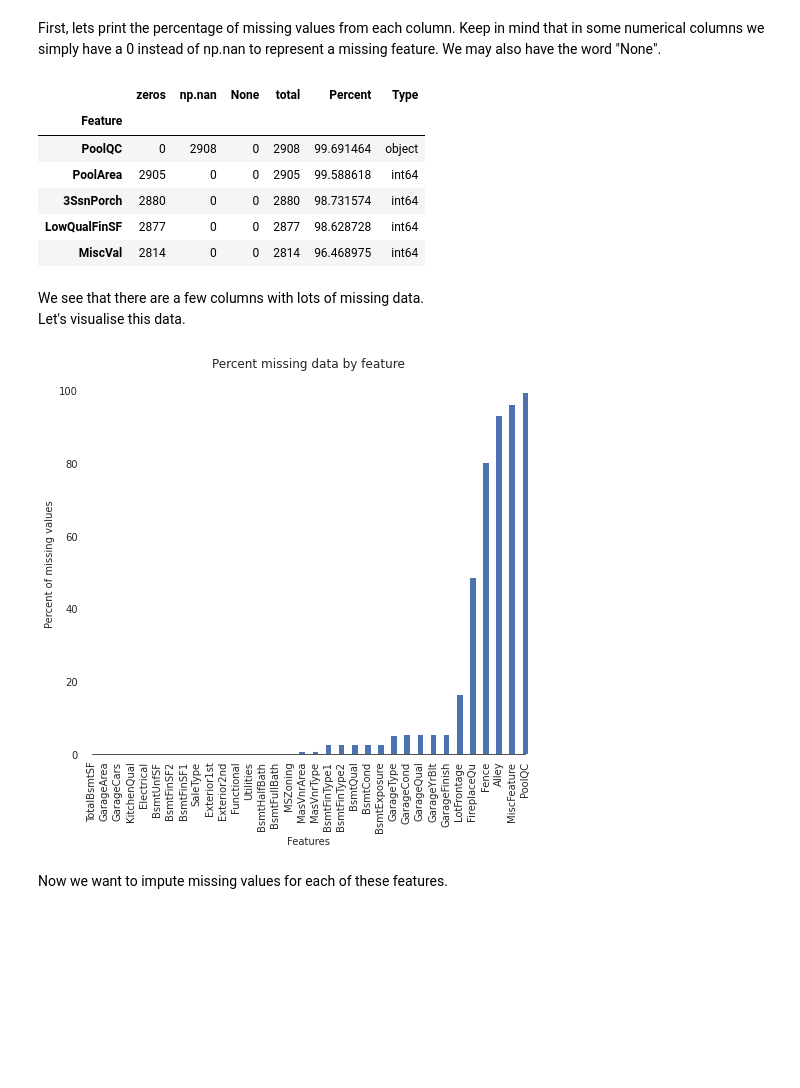
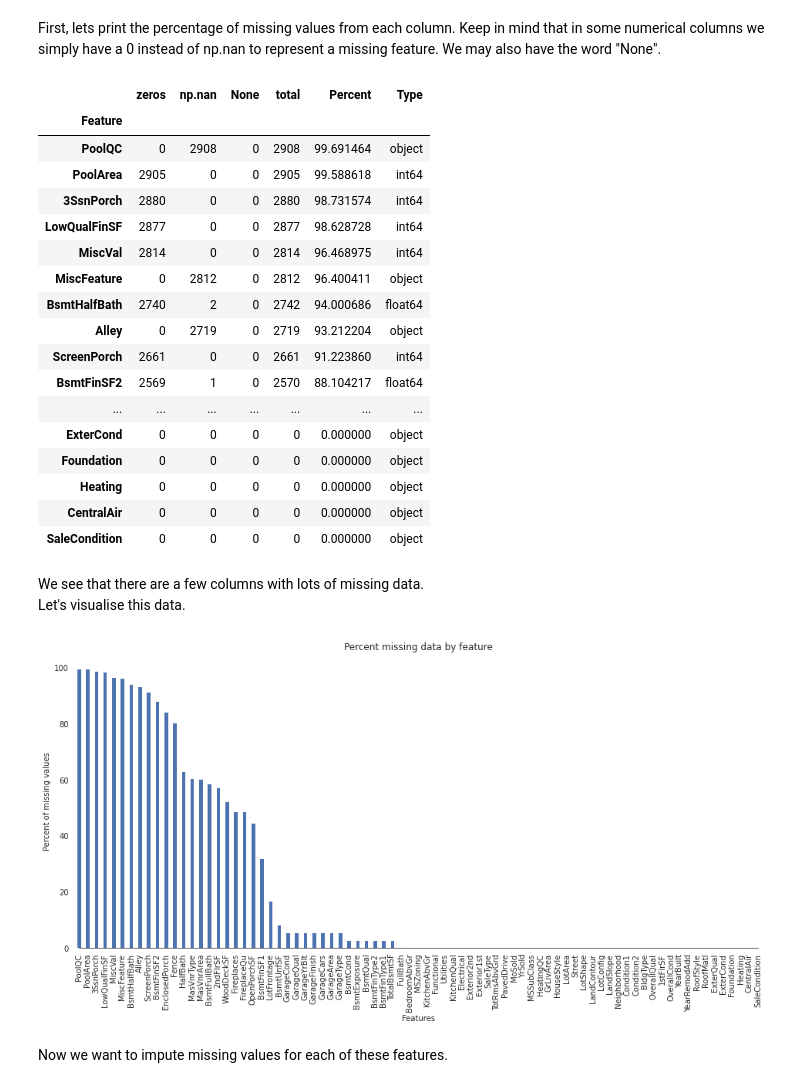
Before and after one commit to C-Kitching/Kaggle, a Jupyter notebook: house-prices-advanced-regression - current kernal.ipynb, the cells around one changed output. Cells and saved outputs as stored; diff of their text form; code cells hidden in the pictures; blank space fills up the shorter version.

```diff
--- a/house-prices-advanced-regression - current kernal.ipynb
+++ b/house-prices-advanced-regression - current kernal.ipynb
@@ -434,7 +435,7 @@ def percent_missing(data):
 
 all_data = combine_train_and_test(train, test)
 miss_all = percent_missing(all_data)
-miss_all.head()
+miss_all
 # %% [output]
 |  | zeros | np.nan | None | total | Percent | Type |
 | Feature |  |  |  |  |  |  |
@@ -443,29 +444,37 @@ miss_all.head()
 | 3SsnPorch | 2880 | 0 | 0 | 2880 | 98.731574 | int64 |
 | LowQualFinSF | 2877 | 0 | 0 | 2877 | 98.628728 | int64 |
 | MiscVal | 2814 | 0 | 0 | 2814 | 96.468975 | int64 |
+| MiscFeature | 0 | 2812 | 0 | 2812 | 96.400411 | object |
+| BsmtHalfBath | 2740 | 2 | 0 | 2742 | 94.000686 | float64 |
+| Alley | 0 | 2719 | 0 | 2719 | 93.212204 | object |
+| ScreenPorch | 2661 | 0 | 0 | 2661 | 91.223860 | int64 |
+| BsmtFinSF2 | 2569 | 1 | 0 | 2570 | 88.104217 | float64 |
+| ... | ... | ... | ... | ... | ... | ... |
+| ExterCond | 0 | 0 | 0 | 0 | 0.000000 | object |
+| Foundation | 0 | 0 | 0 | 0 | 0.000000 | object |
+| Heating | 0 | 0 | 0 | 0 | 0.000000 | object |
+| CentralAir | 0 | 0 | 0 | 0 | 0.000000 | object |
+| SaleCondition | 0 | 0 | 0 | 0 | 0.000000 | object |
 # %% [markdown]
 We see that there are a few columns with lots of missing data.
 Let's visualise this data.
 # %%
 # set up figure with colour formatting
 sns.set_style("white")
-fig, ax = plt.subplots(figsize=(8, 7))
+fig, ax = plt.subplots(figsize=(16, 7))
 sns.set_color_codes(palette='deep')
 
 # determine columns with more than one missing value and sort in increasing orber
-missing = round(all_data.isnull().mean()*100,2)
-missing = missing[missing > 0]
-missing.sort_values(inplace=True)
-missing.plot.bar(color="b")
+miss_all["Percent"].plot.bar(color="b")
 
 # tweak the visual presentation
 ax.xaxis.grid(False)
 ax.set(ylabel="Percent of missing values")
 ax.set(xlabel="Features")
 ax.set(title="Percent missing data by feature")
 sns.despine(trim=True, left=True)
 # %% [output]
-[figure, old version]
+[figure, new version]
 # %% [markdown]
 Now we want to impute missing values for each of these features.
 # %% [markdown]
```
Also changed, not shown: parts of 15 cells of this notebook.
